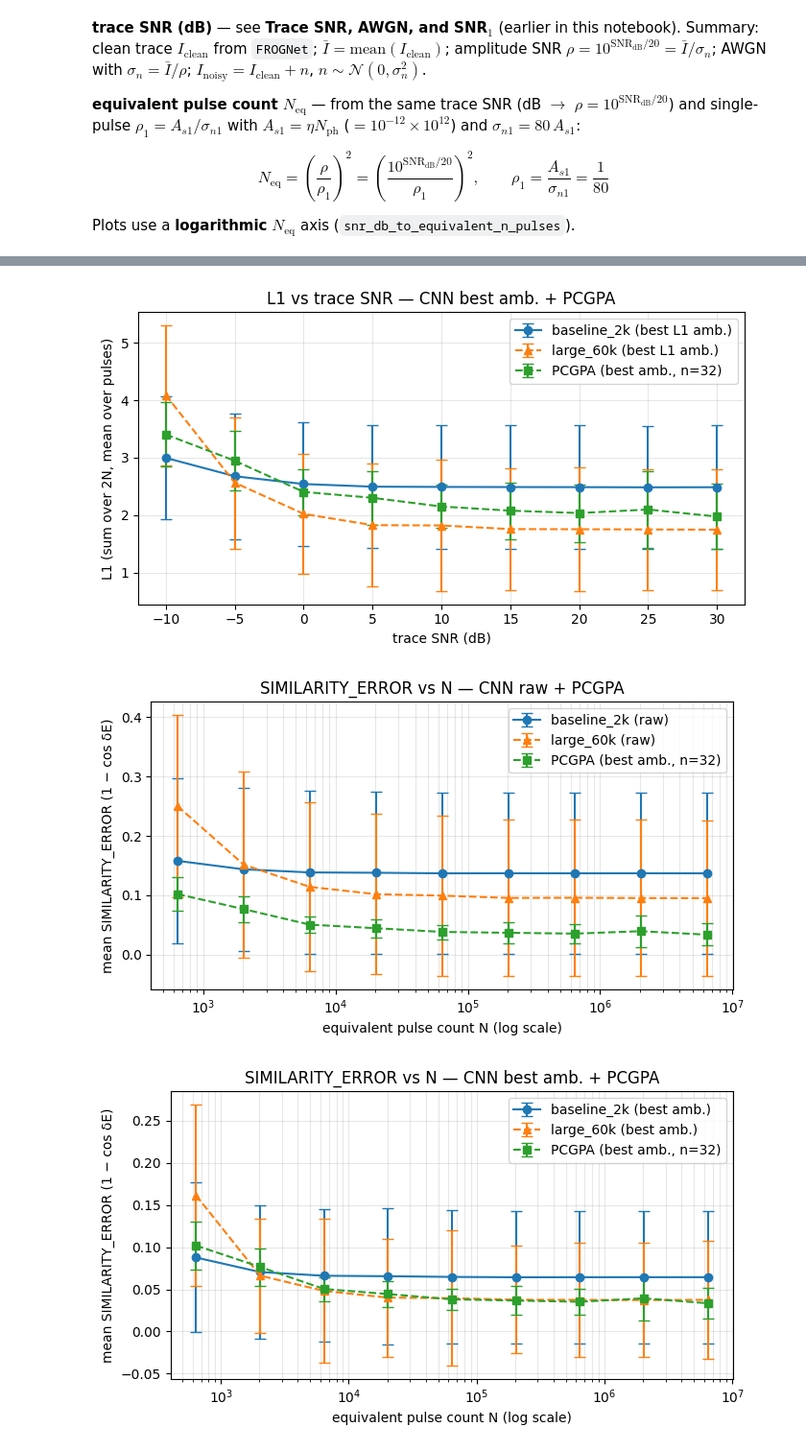
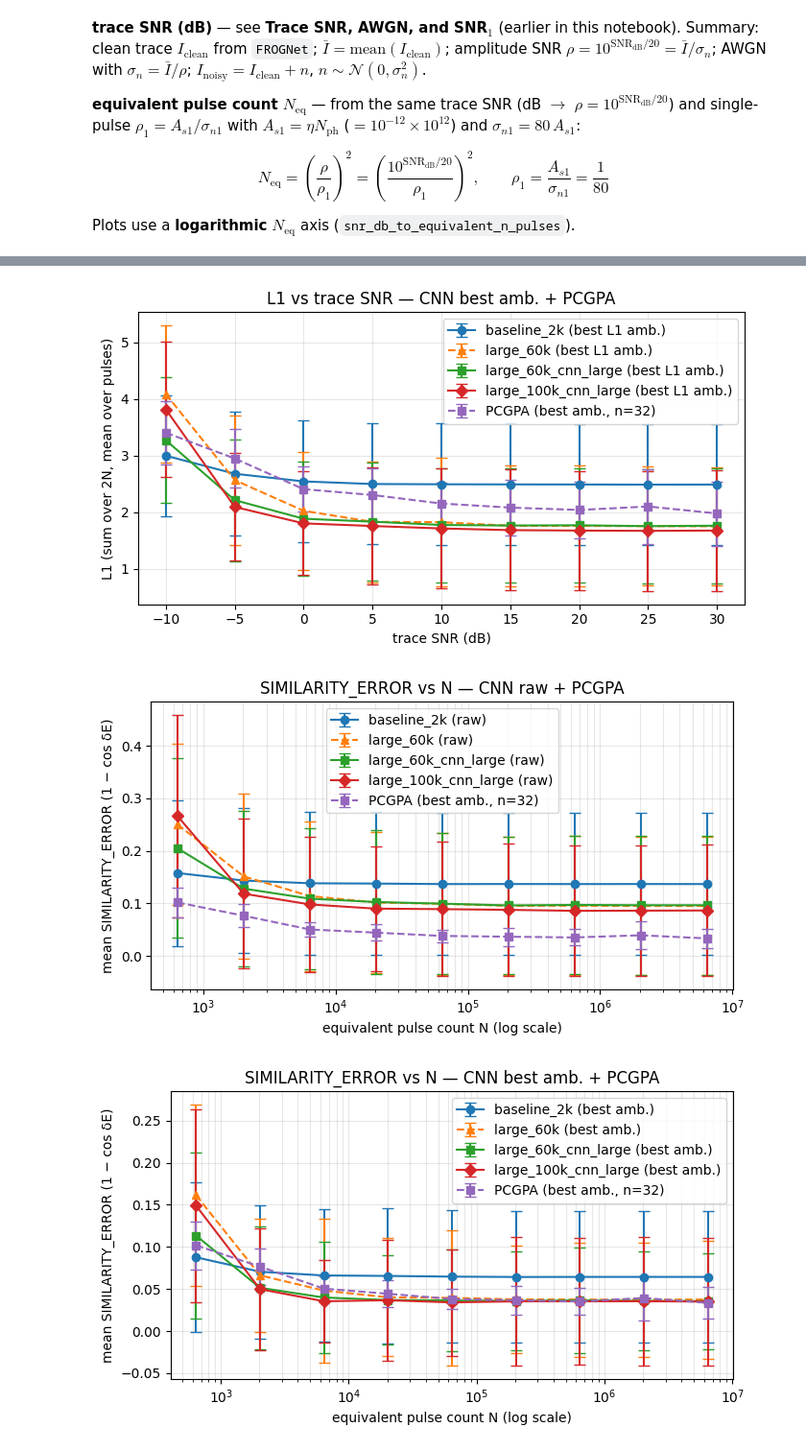
Before and after one commit to cheers19/Ultra-Fast-Detection-Project, a Jupyter notebook: src/reconstruction_snr_experiments.ipynb, the cells around one changed output, grey strips where cells are left out. Shown at 96% size. Cells and saved outputs as stored; diff of their text form; code cells hidden in the pictures.

```diff
--- a/src/reconstruction_snr_experiments.ipynb
+++ b/src/reconstruction_snr_experiments.ipynb
@@ -64,6 +64,7 @@ DT = T_TOTAL / N
 SIGMA_OMEGA = 0.05 * (2 * np.pi / DT)
 SIGMA_GAUSS = 1.6
 PHASE_SCALE = np.pi
+ENERGY_SCALE_EV = 658.2  # ω [rad/as] → Energy [eV], same as pulses_generator_NB.ipynb
 N_TRAIN = 2048
 N_VAL = 512
 N_TEST = 512
@@ -86,6 +87,7 @@ EXPERIMENTS = [
         "sweep_cache": "checkpoints/baseline_2k_cnn_sweep.npz",
         "force_recompute_sweep": False,
         "primary": True,  # used for single-pulse CNN vs PCGPA plots
+        "model_name": "cnn",
     },
     # After: python scripts/train_trace_to_pulse.py --checkpoint checkpoints/large_60k.pt
     {
@@ -95,7 +97,33 @@ EXPERIMENTS = [
          "sweep_cache": "checkpoints/large_60k_cnn_sweep.npz",
          "force_recompute_sweep": False,
          "primary": False,
+         "model_name": "cnn",
      },
+    # Smoke / full run with enlarged CNN:
+     {
+         "name": "large_60k_cnn_large",
+         "run_training": False,
+         "checkpoint": "checkpoints/large_60k_cnn_large.pt",
+         "sweep_cache": "checkpoints/large_60k_cnn_large_cnn_sweep.npz",
+         "force_recompute_sweep": False,
+         "primary": False,
+         "model_name": "cnn_large",
+     },
+    {
+        "name": "large_100k_cnn_large",
+        "run_training": False,
+        "checkpoint": "checkpoints/large_100k_cnn_large.pt",
+        "sweep_cache": "checkpoints/large_100k_cnn_large_cnn_sweep.npz",
+        "force_recompute_sweep": False,
+        "primary": False,
+        "model_name": "cnn_large",
+    },
+]
+
+# CNN-only overlay plots (keep short — do not add baseline / PCGPA here)
+CNN_COMPARE_NAMES = [
+    "large_60k_cnn_large",
+    "large_100k_cnn_large",
 ]
 
 CHECKPOINT_PATH = EXPERIMENTS[0]["checkpoint"]  # legacy alias
@@ -106,6 +134,10 @@ PCGPA_N_TEST = 32  # lower (e.g. 8) for quick sweeps; N_TEST for full paper run
 RUN_PCGPA_SWEEP = True
 FORCE_RECOMPUTE_PCGPA = False  # set False to load checkpoints/pcgpa_snr_sweep.npz
 PCGPA_SWEEP_CACHE = "checkpoints/pcgpa_snr_sweep.npz"
+RUN_PCGPA_INIT_COMPARE = True
+FORCE_RECOMPUTE_PCGPA_INIT = True
+PCGPA_INIT_COMPARE_CACHE = "checkpoints/pcgpa_init_guess_compare.npz"
+PCGPA_INIT_N_RESTARTS = 1  # one restart per initial-guess scenario
 
 print("DEVICE:", DEVICE)
 # %% [output]
@@ -300,6 +332,8 @@ train batches: 32 test pulses: 512
 # %%
 from train import build_model
 
-model = build_model(N, DEVICE)
+_init_model_name = EXPERIMENTS[0].get("model_name", "cnn")
+model = build_model(N, DEVICE, model_name=_init_model_name)
+print(f"Model: {_init_model_name}")
 print("Parameters:", sum(p.numel() for p in model.parameters()))
 # %% [output]
@@ -326,6 +361,7 @@ _train_cfg = TrainConfig(
     seed=SEED,
     checkpoint_path=_baseline["checkpoint"],
     experiment_name=_baseline["name"],
+    model_name=_baseline.get("model_name", "cnn"),
     device=str(DEVICE),
 )
 
@@ -744,7 +988,7 @@ import pcgpa_reconstruct
 
 _pcgpa = pcgpa_reconstruct.reload_from_disk()
 mean_metrics_at_snr_pcgpa = _pcgpa.mean_metrics_at_snr_pcgpa
-if getattr(_pcgpa, "PCGPA_API_VERSION", 0) < 5:
+if getattr(_pcgpa, "PCGPA_API_VERSION", 0) < 6:
     raise RuntimeError(
         f"Stale pcgpa at {_pcgpa.__file__} (API v{getattr(_pcgpa, 'PCGPA_API_VERSION', '?')}); "
         "restart kernel and re-run smoke cell"
@@ -878,3 +1126,3 @@ large_60k: max |sim raw − amb| = 0.088983
-[figure, old version]
+[figure, new version]
-[figure, old version]
+[figure, new version]
-[figure, old version]
+[figure, new version]
```
Also changed, not shown: parts of 9 cells of this notebook, 17 other files.
